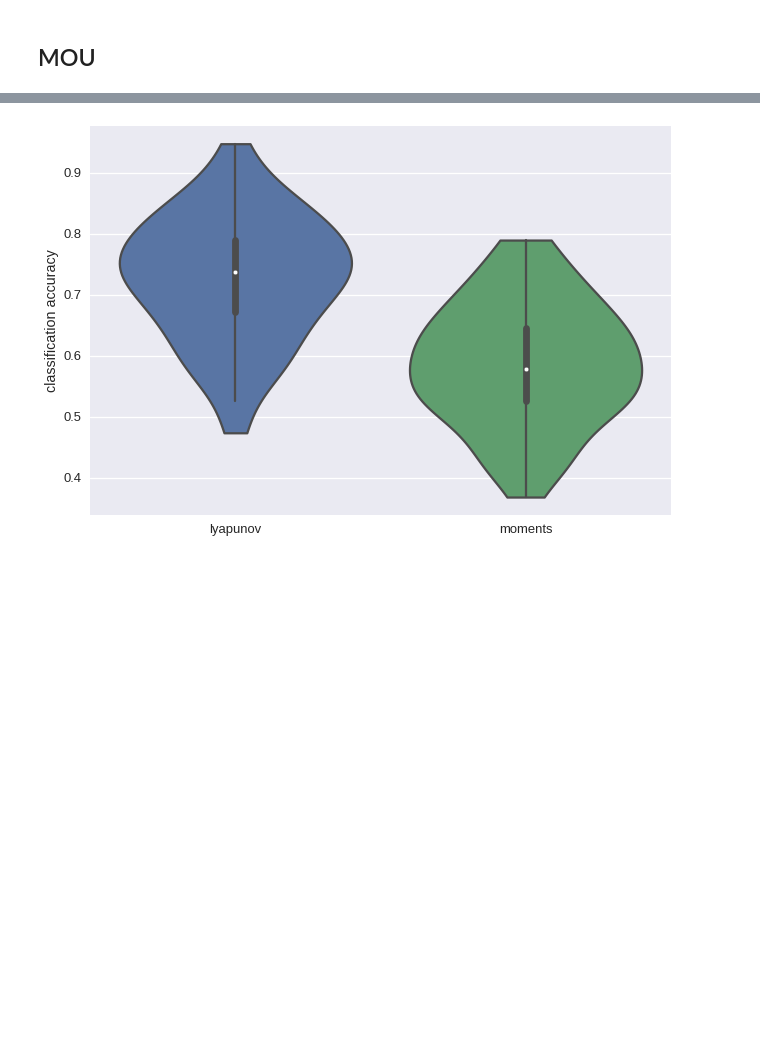
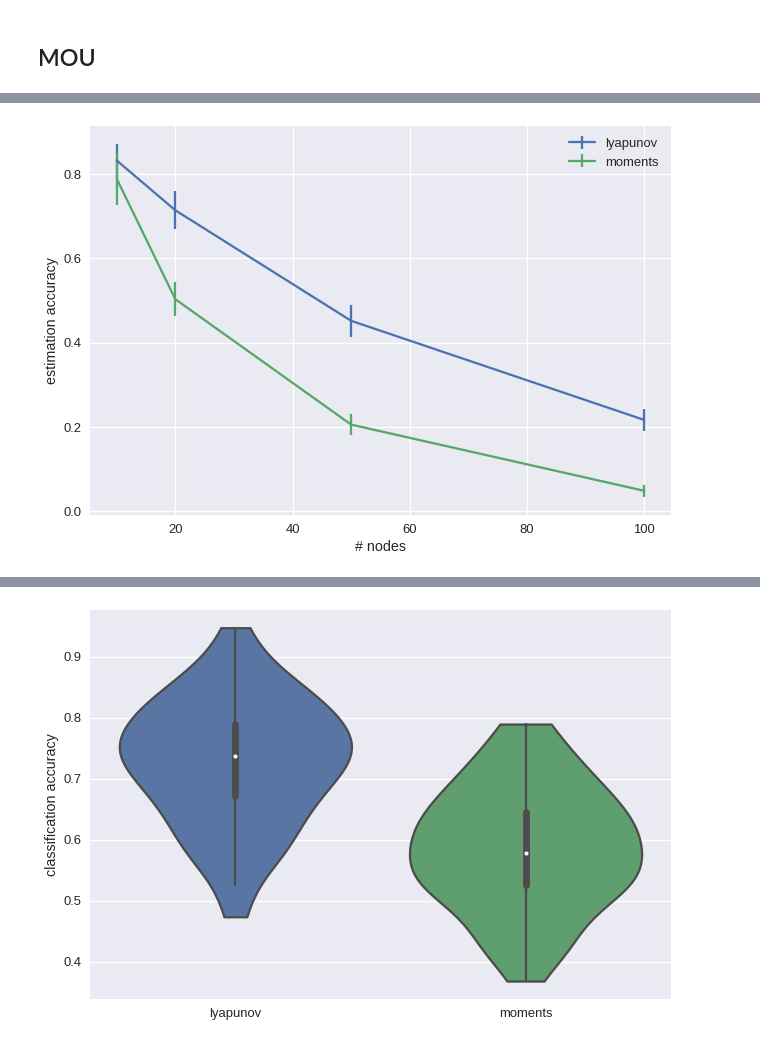
Before and after one commit to andins/bayes_MOU, a Jupyter notebook: group_meeting/MOU_bayesVSgradient.ipynb, the cells around one changed output, grey strips where cells are left out. Saved outputs shown, nothing was run; the diff lists cells and outputs as text; code cells hidden in the pictures; blank space fills up the shorter version.

```diff
--- a/group_meeting/MOU_bayesVSgradient.ipynb
+++ b/group_meeting/MOU_bayesVSgradient.ipynb
@@ -101,0 +159,26 @@ $$ \hat{\Sigma} = -\hat{J}\hat{Q}^0 - \hat{Q}^0 \hat{J}^T $$
+# %%
+sns.set_style('darkgrid')
+Ms = [10, 20, 50, 100]
+repetitions = 10  # 10 repetitions already gives a good idea of variability with small execution time (few seconds for each M)
+rCl = np.zeros([len(Ms), repetitions])
+rCm = np.zeros([len(Ms), repetitions])
+for i, M in enumerate(Ms):
+    for r in range(repetitions):
+        # create generative connectivity matrix
+        C = make_rnd_connectivity(N=M, density=0.2, connectivity_strength=0.5)
+        # simulate time series
+        ts = MOU(n_nodes=M, tau_x=1, mu=0.0, Sigma=None, C=C).simulate(T=500)
+        # instantiate the model with the two estimation methods and fit them
+        model_l = MOU(n_nodes=M, tau_x=1, mu=0.0).fit(X=ts, method="lyapunov")
+        model_m = MOU(n_nodes=M, tau_x=1, mu=0.0).fit(X=ts, method="moments")
+        # compute estimation accuracies
+        rCl[i, r] = pearsonr(model_l.C.flatten(), C.flatten())[0]
+        rCm[i, r] = pearsonr(model_m.C.flatten(), C.flatten())[0]
+plt.figure()
+plt.errorbar(Ms, rCl.mean(axis=1), rCl.std(axis=1), label='lyapunov')
+plt.errorbar(Ms, rCm.mean(axis=1), rCm.std(axis=1), label='moments')
+plt.xlabel('# nodes')
+plt.ylabel('estimation accuracy')
+plt.legend()
+plt.show()
+# %% [output]
@@ -101,0 +197 @@ $$ \hat{\Sigma} = -\hat{J}\hat{Q}^0 - \hat{Q}^0 \hat{J}^T $$
+[figure, added]
```
Also changed, not shown: parts of 29 cells of this notebook, 1 other file.
